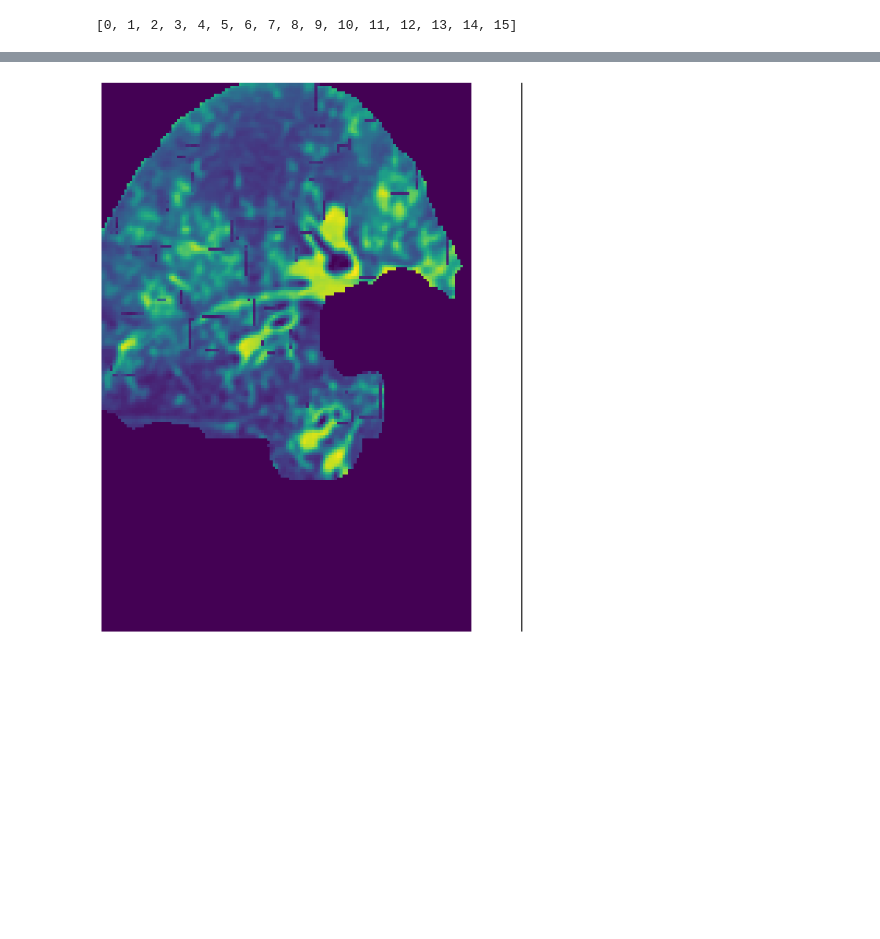
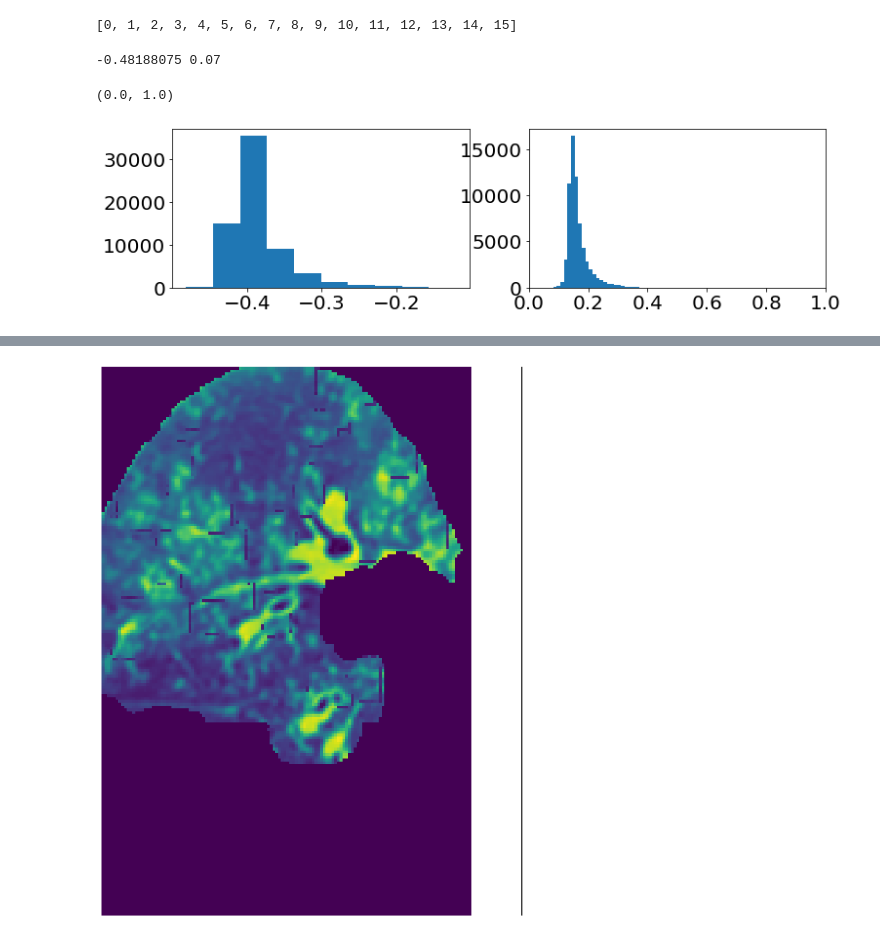
Before and after one commit to octaviomtz/nbdev_c19_synthesis, a Jupyter notebook: 02_replace_lesions.ipynb, the cells around one changed output, grey strips where cells are left out. Saved outputs shown, nothing was run; the diff lists cells and outputs as text; code cells hidden in the pictures; blank space fills up the shorter version.

```diff
--- a/02_replace_lesions.ipynb
+++ b/02_replace_lesions.ipynb
@@ -138,6 +135,17 @@ lesion_nr
 [0, 1, 2, 3, 4, 5, 6, 7, 8, 9, 10, 11, 12, 13, 14, 15]
 # %%
 path_synthesis_old = '/content/drive/My Drive/Datasets/covid19/results/cea_synthesis/patient0/'
-texture = np.load(f'{path_synthesis_old}texture.npy.npz')
-texture = texture.f.arr_0
-texture = texture + np.abs(np.min(texture))
+texture_orig = np.load(f'{path_synthesis_old}texture.npy.npz')
+texture_orig = texture_orig.f.arr_0
+texture = texture_orig + np.abs(np.min(texture_orig)) + .07
+# %%
+print(np.min(texture_orig), np.min(texture))
+fig, ax = plt.subplots(1,2,figsize=(12,3))
+ax[0].hist(texture_orig.flatten());
+# ax[0].set_xlim([0,1])
+ax[1].hist(texture.flatten(), bins=30);
+ax[1].set_xlim([0,1])
+# %% [output]
+-0.48188075 0.07
+(0.0, 1.0)
+[figure, added]
```
Also changed, not shown: parts of 22 cells of this notebook, 6 other files.
